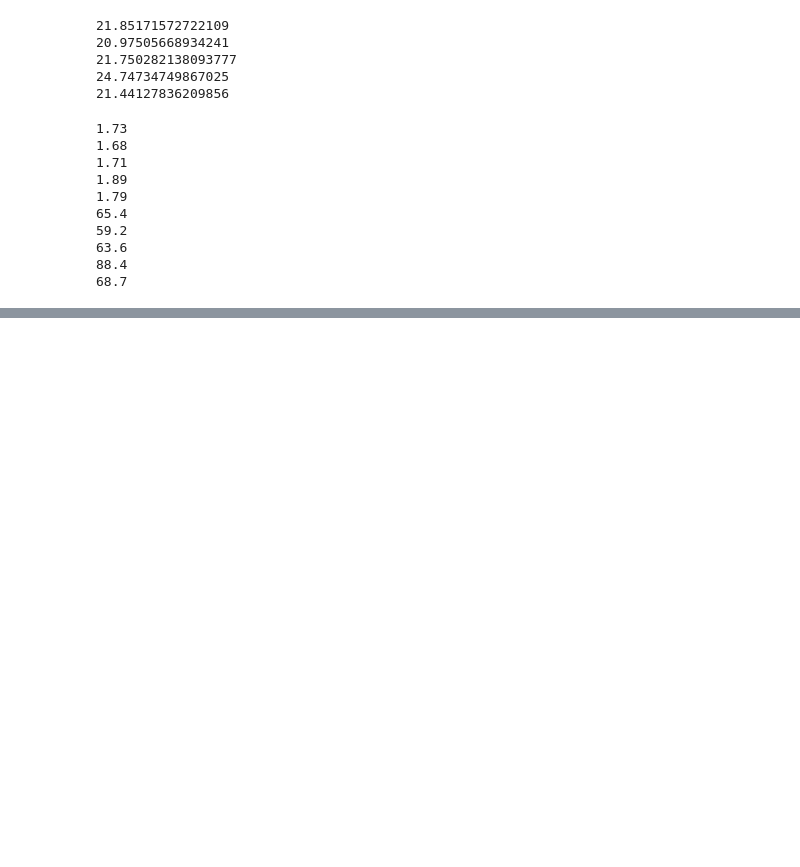
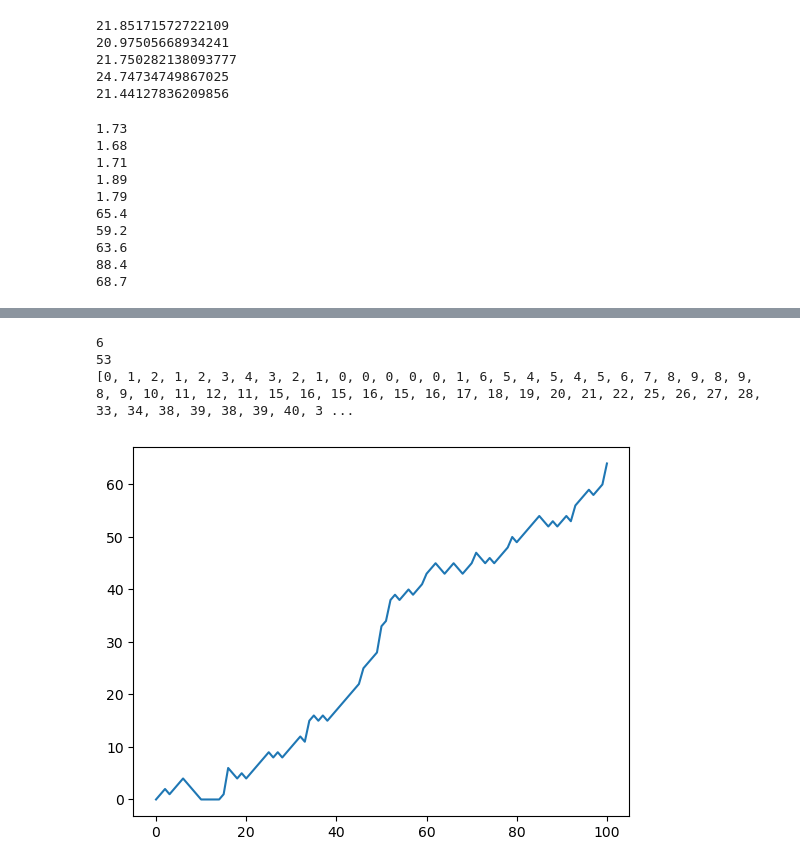
Before and after one commit to gabbycjames/BootcampPortfolio, a Jupyter notebook: Intro to Python II.ipynb, the cells around one changed output, grey strips where cells are left out. Cells and saved outputs as stored; diff of their text form; code cells hidden in the pictures; blank space fills up the shorter version.

Commit message:
Empire State Building Random Walk

```diff
--- a/Intro to Python II.ipynb
+++ b/Intro to Python II.ipynb
@@ -760,0 +865,5 @@ for val in np.nditer(meas):
+# %%
+# To simulate rock, paper, scissors
+outcomes = ['rock', 'paper', 'scissors']
+for i in range(20):
+    print(random.choice(outcomes))
@@ -760,0 +964,13 @@ for val in np.nditer(meas):
+# %%
+# Monte Carlo Simulation for Random Walk
+number_of_walks = 10000
+
+for walk_length in range (1, 31):
+    no_transport = 0 # Number of walk 4 or fewer blocks from home
+    for i in range(number_of_walks):
+        (x, y) = random_walk_2(walk_length)
+        distance = abs(x) + abs(y)
+        if distance <= 4:
+            no_transport += 1
+    no_transport_percentage = float(no_transport) / number_of_walks
+    print("Walk size =", walk_length, " / % of no transport = ", 100*no_transport_percentage)
@@ -760,0 +1025,39 @@ for val in np.nditer(meas):
+# %%
+# Empire State Building
+np.random.seed(123)
+step = 50
+
+dice = np.random.randint(1, 7)
+
+if dice <= 2:
+    step -= 1
+elif dice > 2 and dice < 6:
+    step += 1
+else:
+    step = step + np.random.randint(1, 7)
+
+print(dice)
+print(step)
+
+random_walk = [0]
+for x in range(100):
+    step = random_walk[-1]
+    dice = np.random.randint(1, 7)
+    if dice <= 2:
+        step = max(0, step - 1) # This ensures that step cannot be less than 0.
+        # step -= 1
+    elif dice <= 5:
+        step += 1
+    else:
+        step = step + np.random.randint(1, 7)
+    random_walk.append(step)
+print(random_walk)
+
+# Visualize the random walk
+plt.plot(random_walk)
+plt.show()
+# %% [output]
+6
+53
+[0, 1, 2, 1, 2, 3, 4, 3, 2, 1, 0, 0, 0, 0, 0, 1, 6, 5, 4, 5, 4, 5, 6, 7, 8, 9, 8, 9, 8, 9, 10, 11, 12, 11, 15, 16, 15, 16, 15, 16, 17, 18, 19, 20, 21, 22, 25, 26, 27, 28, 33, 34, 38, 39, 38, 39, 40, 3 ...
+[figure, added]
```
Also changed, not shown: parts of 12 cells of this notebook.
